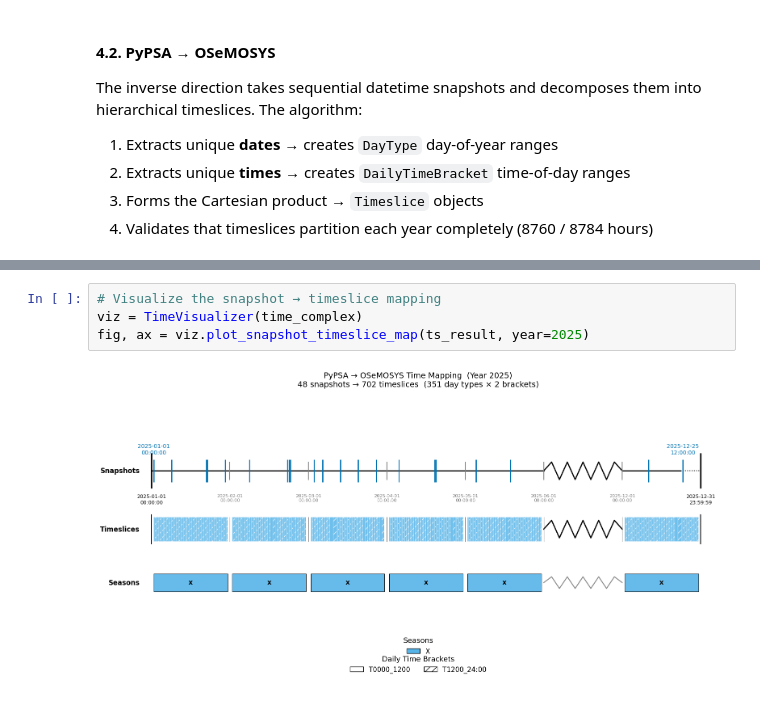
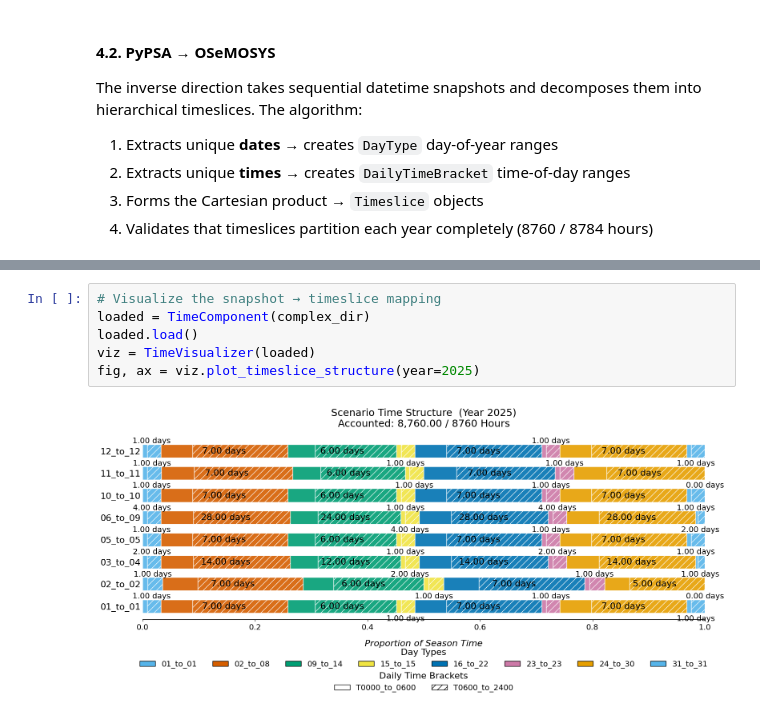
Before and after one commit to esemsc-as4623/pypsa-playground, a Jupyter notebook: notebooks/demo.time.ipynb, the cells around one changed output, grey strips where cells are left out. Drawn from its saved outputs; the diff is of its cells as text.

Commit message:
new demo of complex snapshot to timeslice

```diff
--- a/notebooks/demo.time.ipynb
+++ b/notebooks/demo.time.ipynb
@@ -232,6 +219,8 @@ YearSplit sample (first 5 rows):
 # %%
 # Visualize the snapshot → timeslice mapping
-viz = TimeVisualizer(time_complex)
-fig, ax = viz.plot_snapshot_timeslice_map(ts_result, year=2025)
+loaded = TimeComponent(complex_dir)
+loaded.load()
+viz = TimeVisualizer(loaded)
+fig, ax = viz.plot_timeslice_structure(year=2025)
 # %% [output]
-[figure, old version]
+[figure, new version]
```
Also changed, not shown: parts of 7 cells of this notebook.
